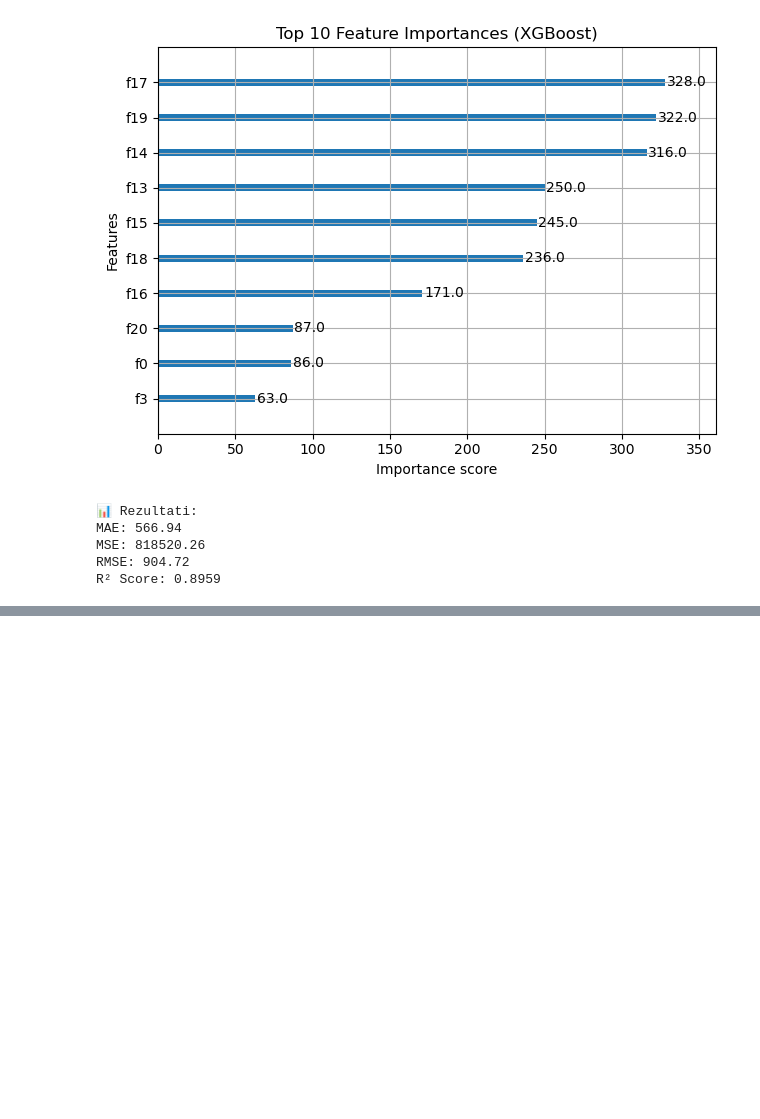
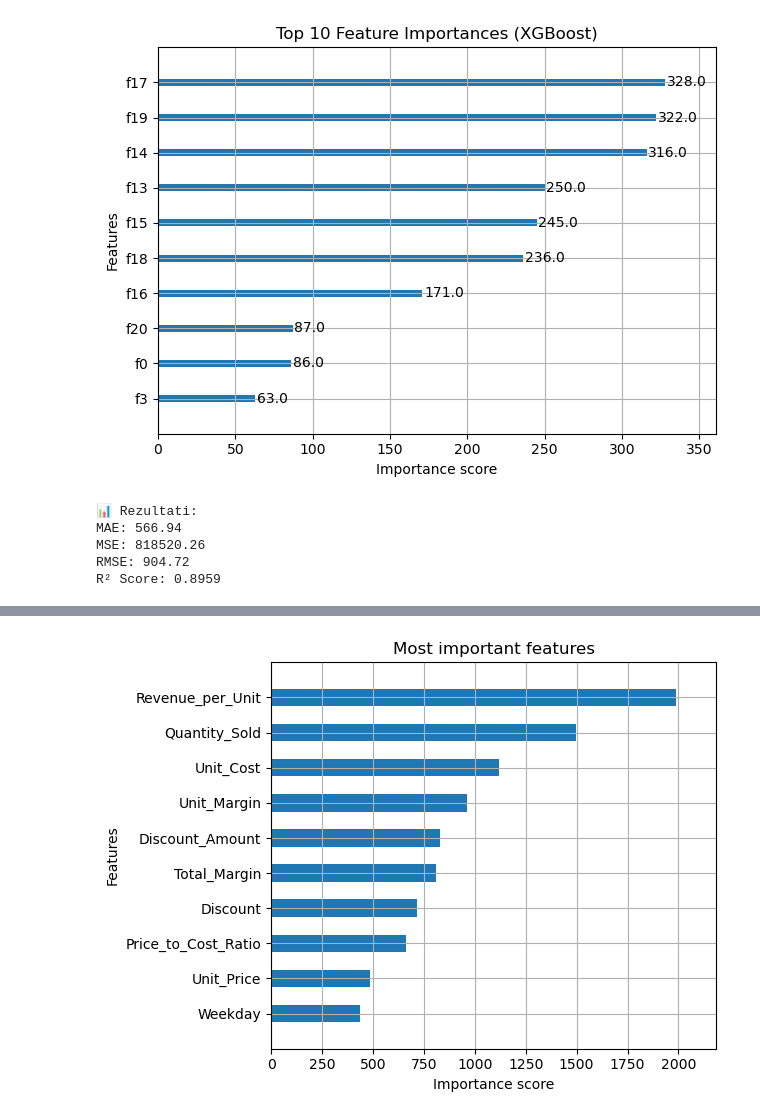
Before and after one commit to estrin00/diplomski, a Jupyter notebook: ml_xgbr.ipynb, the cells around one changed output, grey strips where cells are left out. Saved outputs shown, nothing was run; the diff lists cells and outputs as text; code cells hidden in the pictures; blank space fills up the shorter version.

```diff
--- a/ml_xgbr.ipynb
+++ b/ml_xgbr.ipynb
@@ -156,0 +175,86 @@ R² Score: 0.8959
+# %%
+import pandas as pd
+import numpy as np
+from sklearn.model_selection import train_test_split
+from sklearn.preprocessing import OneHotEncoder, StandardScaler
+from sklearn.compose import ColumnTransformer
+from sklearn.pipeline import Pipeline
+from sklearn.metrics import mean_absolute_error, mean_squared_error, r2_score
+import xgboost as xgb
+
+# 📥 1. Učitavanje podataka
+df = pd.read_csv("sales_data2.csv")
+
+# ➕ 2. Dodavanje dodatnih featurea
+df['Price_to_Cost_Ratio'] = df['Unit_Price'] / df['Unit_Cost']
+df['Revenue_per_Unit'] = df['Sales_Amount'] / df['Quantity_Sold']
+df['Has_Discount'] = (df['Discount'] > 0).astype(int)
+
+# 🎯 3. Definicija targeta i inputa
+y = np.log1p(df['Sales_Amount'])  # log-transformacija targeta
+X = df.drop(columns=['Sales_Amount'])
+
+# 🔠 4. Kategorije i numeričke varijable
+categorical = ['Sales_Rep', 'Region', 'Product_Category', 'Customer_Type', 'Payment_Method']
+numerical = [col for col in X.columns if col not in categorical]
+
+# 🧼 5. Preprocessing pipeline
+preprocessor = ColumnTransformer(transformers=[
+    ('cat', OneHotEncoder(drop='first'), categorical),
+    ('num', StandardScaler(), numerical)
+])
+
+# 🔄 6. Primjena transformacije
+X_prepared = preprocessor.fit_transform(X)
+
+# ✅ 7. Dohvaćanje imena featurea nakon transformacije
+ohe = preprocessor.named_transformers_['cat']
+ohe_feature_names = ohe.get_feature_names_out(categorical)
+feature_names = list(ohe_feature_names) + numerical
+
+# 📊 8. Train/test split
+X_train, X_test, y_train, y_test = train_test_split(X_prepared, y, test_size=0.2, random_state=42)
+
+# 📦 9. Konverzija u DMatrix za XGBoost
+dtrain = xgb.DMatrix(X_train, label=y_train, feature_names=feature_names)
+dtest = xgb.DMatrix(X_test, label=y_test, feature_names=feature_names)
+
+# ⚙️ 10. Parametri modela
+params = {
+    'objective': 'reg:squarederror',
+    'learning_rate': 0.05,
+    'max_depth': 6,
+    'subsample': 0.8,
+    'colsample_bytree': 0.8,
+    'seed': 42
+}
+
+# 🚀 11. Treniranje s early stoppingom
+model = xgb.train(
+    params=params,
+    dtrain=dtrain,
+    num_boost_round=500,
+    evals=[(dtest, 'eval')],
+    early_stopping_rounds=20,
+    verbose_eval=False
+)
+
+# 📈 12. Predikcija
+y_pred_log = model.predict(dtest)
+y_pred = np.expm1(y_pred_log)
+y_test_original = np.expm1(y_test)
+
+# 🧪 13. Evaluacija
+print("Results:")
+print("MAE:", round(mean_absolute_error(y_test_original, y_pred), 2))
+print("MSE:", round(mean_squared_error(y_test_original, y_pred), 2))
+print("RMSE:", round(mean_squared_error(y_test_original, y_pred, squared=False), 2))
+print("R² Score:", round(r2_score(y_test_original, y_pred), 4))
+
+# 📊 14. Važnost featurea (opcionalno)
+import matplotlib.pyplot as plt
+xgb.plot_importance(model, max_num_features=10, height=0.5, show_values=False)
+plt.title("Most important features")
+plt.tight_layout()
+plt.show()
+# %% [output]
@@ -156,0 +266 @@ R² Score: 0.8959
+[figure, added]
```
Also changed, not shown: parts of 4 cells of this notebook.
